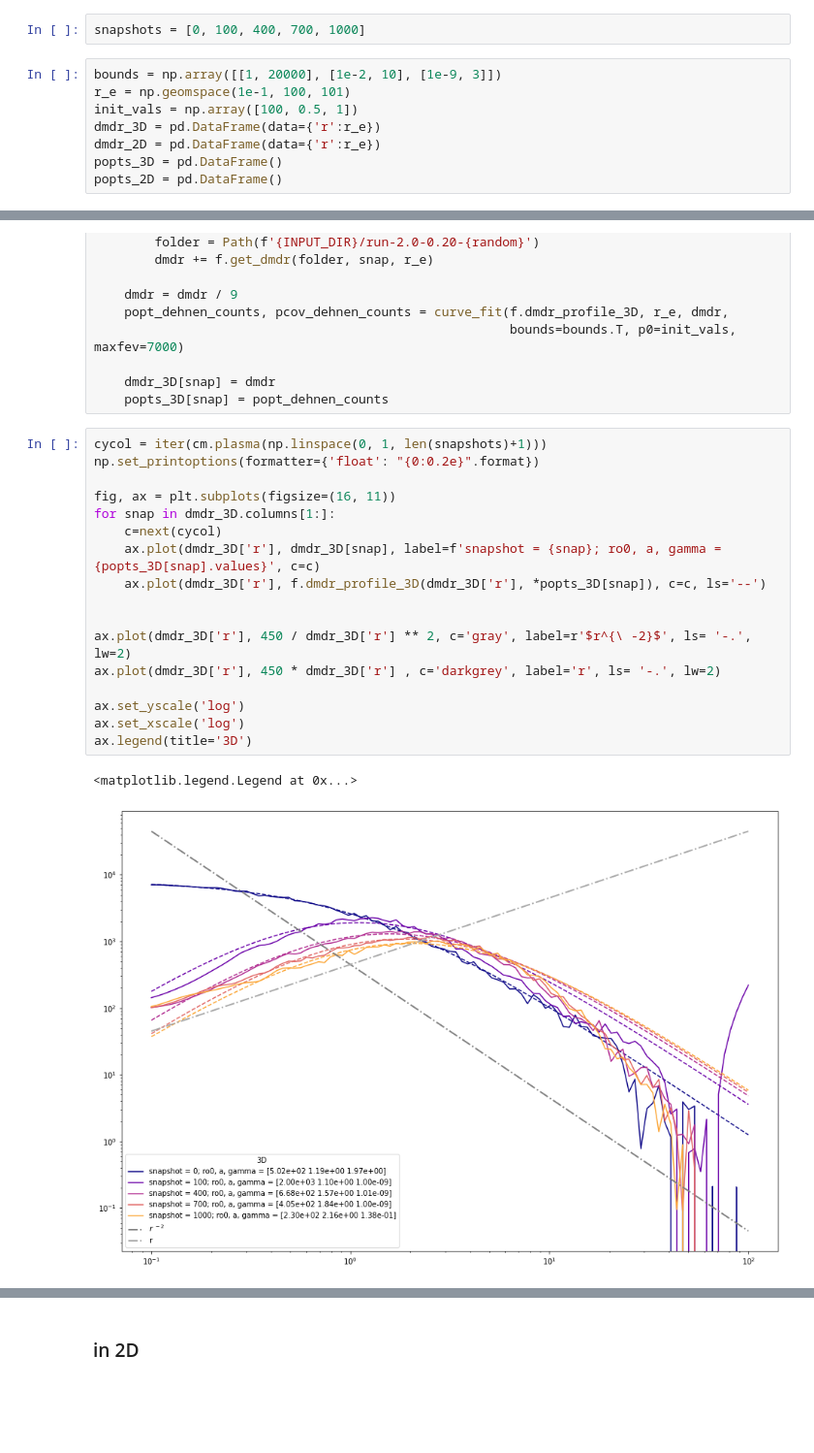
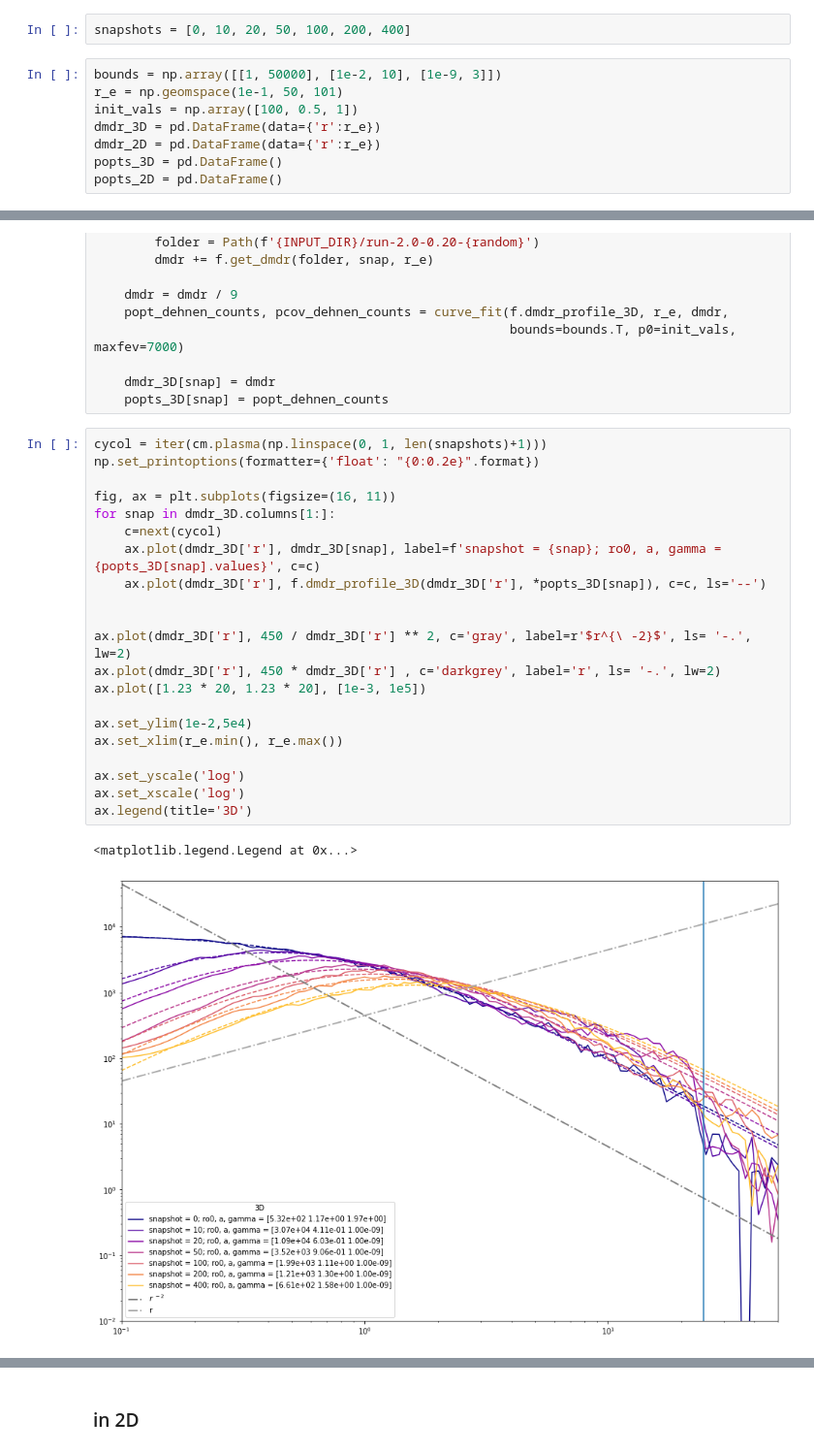
Before and after one commit to olgaborodina/N-body_simulations_analysis, a Jupyter notebook: profile_fit.ipynb, the cells around one changed output, grey strips where cells are left out. Shown at 97% size. Saved outputs shown, nothing was run; the diff lists cells and outputs as text; blank space fills up the shorter version.

```diff
--- a/profile_fit.ipynb
+++ b/profile_fit.ipynb
@@ -15,10 +15,10 @@ import functions as f
 # %%
 INPUT_DIR = Path('./../gamma=2.0/')
 # %%
-snapshots = [0, 100, 400, 700, 1000]
+snapshots = [0, 10, 20, 50, 100, 200, 400]
 # %%
-bounds = np.array([[1, 20000], [1e-2, 10], [1e-9, 3]])
-r_e = np.geomspace(1e-1, 100, 101)
+bounds = np.array([[1, 50000], [1e-2, 10], [1e-9, 3]])
+r_e = np.geomspace(1e-1, 50, 101)
 init_vals = np.array([100, 0.5, 1])
 dmdr_3D = pd.DataFrame(data={'r':r_e})
 dmdr_2D = pd.DataFrame(data={'r':r_e})
@@ -43,23 +43,27 @@ for snap in snapshots:
 # %%
 cycol = iter(cm.plasma(np.linspace(0, 1, len(snapshots)+1)))
 np.set_printoptions(formatter={'float': "{0:0.2e}".format})
 
 fig, ax = plt.subplots(figsize=(16, 11))
 for snap in dmdr_3D.columns[1:]:
     c=next(cycol)
     ax.plot(dmdr_3D['r'], dmdr_3D[snap], label=f'snapshot = {snap}; ro0, a, gamma = {popts_3D[snap].values}', c=c)
     ax.plot(dmdr_3D['r'], f.dmdr_profile_3D(dmdr_3D['r'], *popts_3D[snap]), c=c, ls='--')
 
 
 ax.plot(dmdr_3D['r'], 450 / dmdr_3D['r'] ** 2, c='gray', label=r'$r^{\ -2}$', ls= '-.', lw=2)
 ax.plot(dmdr_3D['r'], 450 * dmdr_3D['r'] , c='darkgrey', label='r', ls= '-.', lw=2)
+ax.plot([1.23 * 20, 1.23 * 20], [1e-3, 1e5])
+
+ax.set_ylim(1e-2,5e4)
+ax.set_xlim(r_e.min(), r_e.max())
 
 ax.set_yscale('log')
 ax.set_xscale('log')
 ax.legend(title='3D')
 # %% [output]
 <matplotlib.legend.Legend at 0x...>
-[figure, old version]
+[figure, new version]
 # %%
 popts_3D # ro0, a, gamma
 # %% [output]
```
Also changed, not shown: parts of 3 cells of this notebook, 1 other file.
